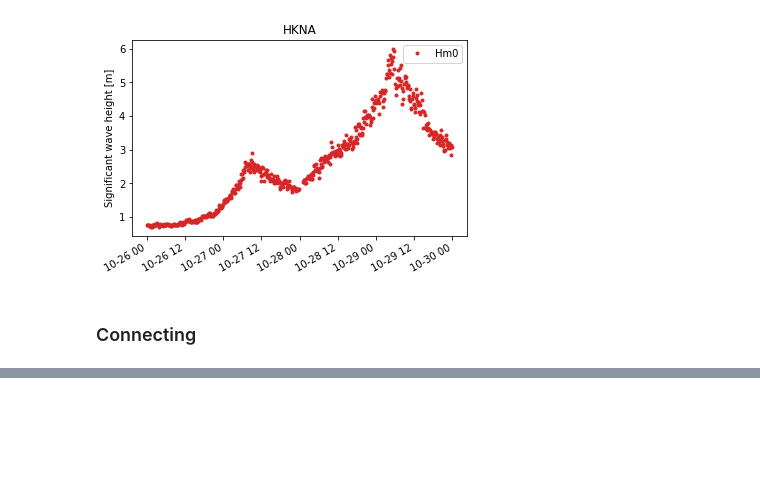
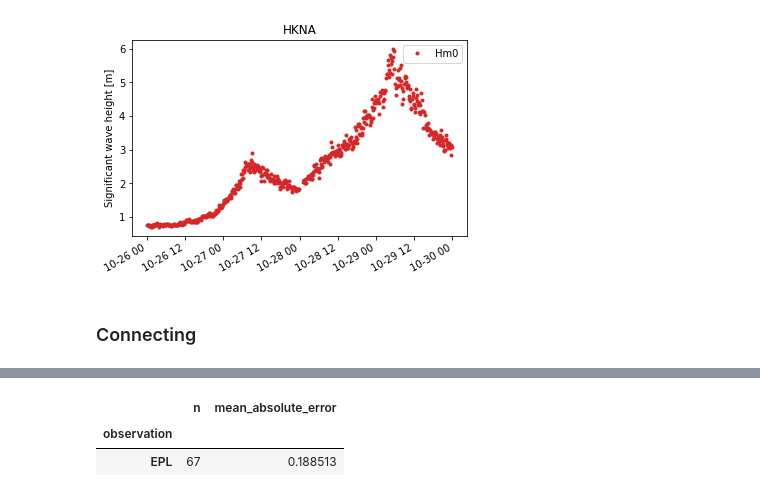
Before and after one commit to DHI/book-learn-mikeio-modelskill, a Jupyter notebook: _sources/model_skill.ipynb, the cells around one changed output, grey strips where cells are left out. Drawn from its saved outputs; the diff is of its cells as text; code cells hidden in the pictures; blank space fills up the shorter version.

```diff
--- a/_sources/model_skill.ipynb
+++ b/_sources/model_skill.ipynb
@@ -90,4 +104,8 @@ cc.skill().style(precision=2)
 # %%
-cc["c2"].skill(metrics="mean_absolute_error")
+cc["EPL"].skill(metrics="mean_absolute_error")
+# %% [output]
+|  | n | mean_absolute_error |
+| observation |  |  |
+| EPL | 67 | 0.188513 |
 # %%
 cc["HKNA"].plot_timeseries(figsize=(10,5));
```
Also changed, not shown: parts of 9 cells of this notebook, 10 other files.
